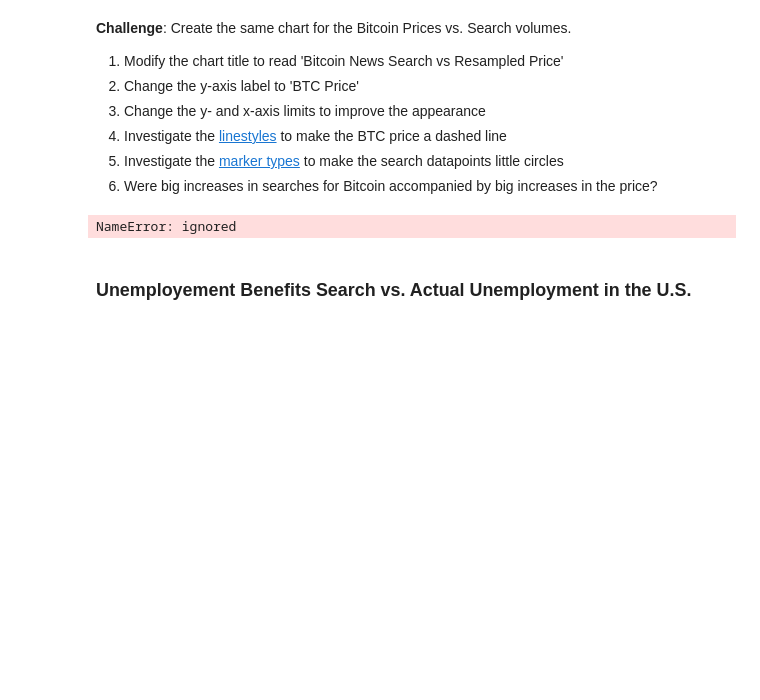
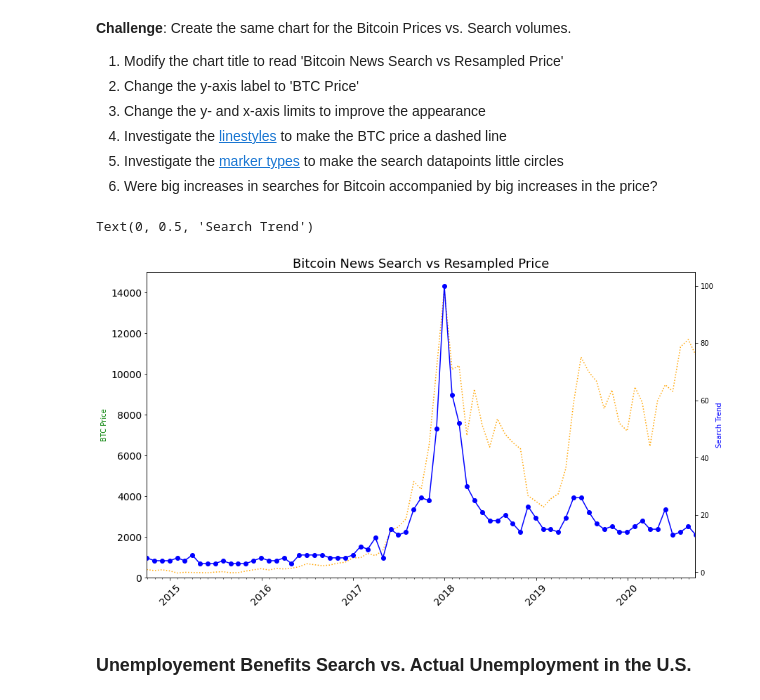
Before and after one commit to julioreis-dev/tutorial_pandas, a Jupyter notebook: Google_Trends_and_Data_Visualisation_(start).ipynb, the cells around one changed output. Saved outputs shown, nothing was run; the diff lists cells and outputs as text; code cells hidden in the pictures; blank space fills up the shorter version.

```diff
--- a/Google_Trends_and_Data_Visualisation_(start).ipynb
+++ b/Google_Trends_and_Data_Visualisation_(start).ipynb
@@ -399,23 +399,25 @@ plt.show()
 # %%
 plt.figure(figsize=(14,8))
 plt.xticks(fontsize=14, rotation=45)
 plt.yticks(fontsize=14)
 plt.title('Bitcoin News Search vs Resampled Price', fontsize=18)
 plt.ylim([0,800])
-plt.xlim([df_tesla.MONTH.min(), df_tesla.MONTH.max()])
+plt.xlim([df_btc_monthly.DATE.min(), df_btc_monthly.DATE.max()])
 ax1 = plt.gca()
 ax2 = ax1.twinx()
 
 ax1.xaxis.set_major_locator(years)
 ax1.xaxis.set_major_formatter(years_fmt)
 ax1.xaxis.set_minor_locator(months)
 
-ax1.plot(df_tesla.MONTH, df_tesla.TSLA_USD_CLOSE, color='green', linestyle = 'dotted')
-ax2.plot(df_tesla.MONTH, df_tesla.TSLA_WEB_SEARCH, color='blue')
+ax1.set_ylim(bottom=0, top=15000)
+ax1.plot(df_btc_monthly.index, df_btc_monthly.CLOSE, color='orange', linestyle = 'dotted')
+ax2.plot(df_btc_monthly.index, df_btc_search.BTC_NEWS_SEARCH, color='blue', marker = 'o')
 ax1.set_ylabel('BTC Price', color='green')
 ax2.set_ylabel('Search Trend', color='blue')
 # %% [output]
-NameError: ignored
+Text(0, 0.5, 'Search Trend')
+[figure, added]
 # %% [markdown]
 ### Unemployement Benefits Search vs. Actual Unemployment in the U.S.
 # %% [markdown]
```
